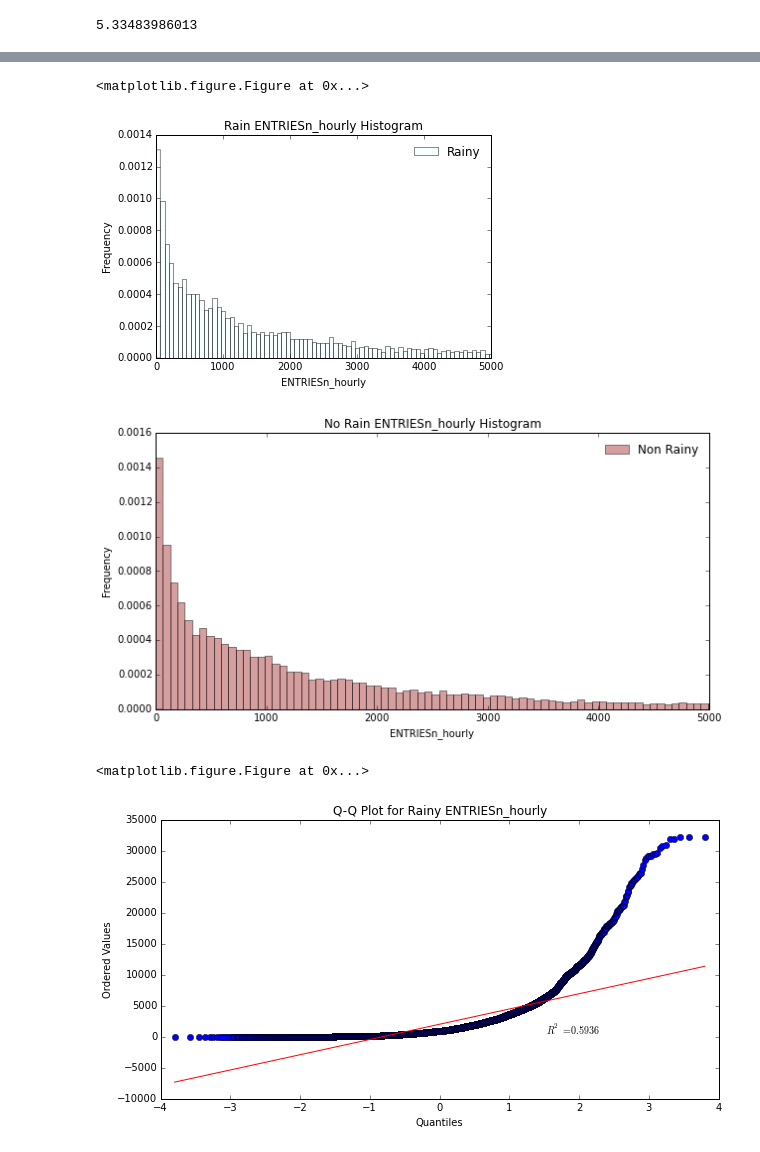
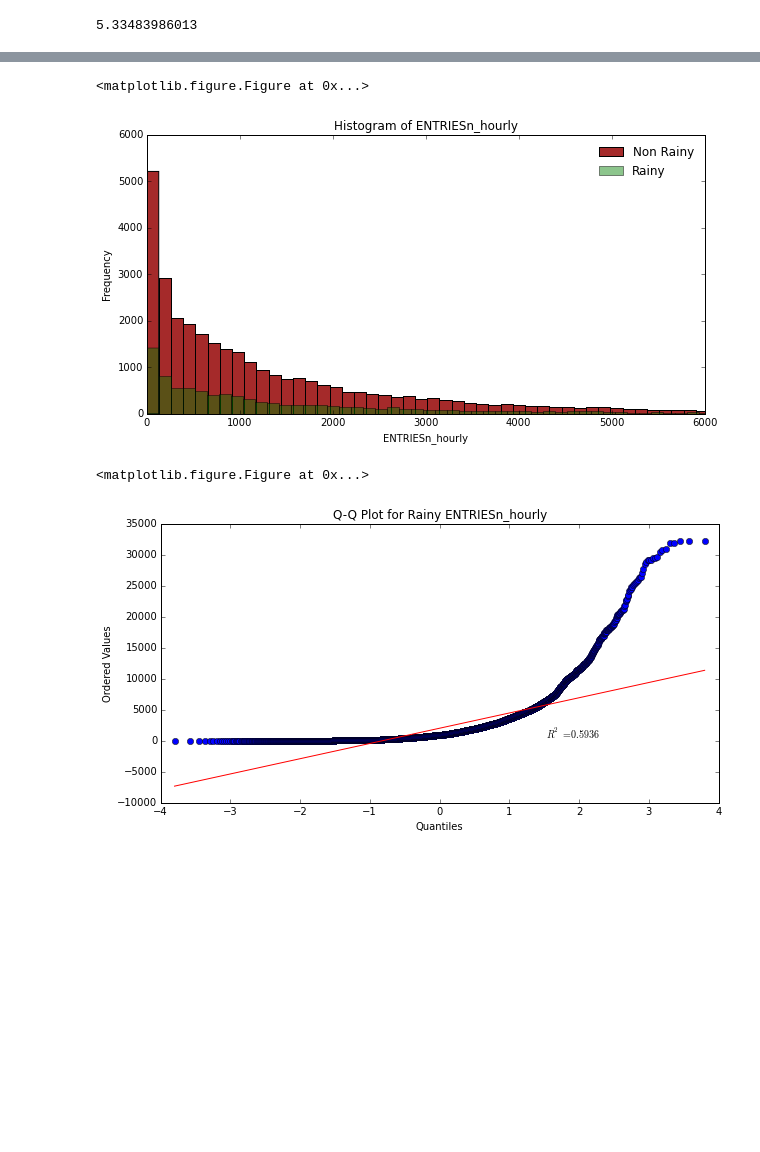
Before and after one commit to craignicholson/P2-1, a Jupyter notebook: Data_Analyst_ND_Project2.ipynb, the cells around one changed output, grey strips where cells are left out. Cells and saved outputs as stored; diff of their text form; code cells hidden in the pictures; blank space fills up the shorter version.

```diff
--- a/Data_Analyst_ND_Project2.ipynb
+++ b/Data_Analyst_ND_Project2.ipynb
@@ -272,29 +293,19 @@ Name: ENTRIESn_hourly, dtype: float64
 # %%
-# Histogram - These plots have the same shape - but does this mean they are normally distributed or just
-# normally distributed together as a group/pair
-plt.hist(rain['ENTRIESn_hourly'], bins=500, normed=True, alpha=0.45, label='Rainy',color='azure')
-plt.title('Rain ENTRIESn_hourly Histogram')
+# Histogram - These plots have the same shape - and they are not normally distributed
+
+#df['ENTRIESn_hourly'].hist(by=df['rain'], figsize=(10, 10), bins=10,alpha=0.5 label='Craig')
+plt.hist(norain['ENTRIESn_hourly'], bins=250, label='Non Rainy',color='brown')
+plt.hist(rain['ENTRIESn_hourly'], bins=250, alpha=0.45, label='Rainy',color='green')
+plt.title(r'Histogram of ENTRIESn_hourly')
 plt.xlabel('ENTRIESn_hourly')
 plt.ylabel('Frequency')
 plt.legend(loc='best', frameon=False)
 # resize to show the distribution of the data
-plt.axis(xmin=0, xmax=5000)
+plt.axis(xmin=0, xmax=6000)
 plt.figure(figsize(10,5))
-
-
-#df['ENTRIESn_hourly'].hist(by=df['rain'], figsize=(10, 10), bins=10,alpha=0.5 label='Craig')
-plt.hist(norain['ENTRIESn_hourly'], bins=500, normed=True, alpha=0.45, label='Non Rainy',color='brown')
-plt.title('No Rain ENTRIESn_hourly Histogram')
-plt.xlabel('ENTRIESn_hourly')
-plt.ylabel('Frequency')
-plt.legend(loc='best', frameon=False)
-# resize to show the distribution of the data
-plt.axis(xmin=0, xmax=5000)
-plt.figure(figsize(10,5))
 # %% [output]
 <matplotlib.figure.Figure at 0x...>
-[figure, old version]
+[figure, new version]
-[figure, removed]
 <matplotlib.figure.Figure at 0x...>
 # %%
 # Q-Q plot to test for normal distribution
```
Also changed, not shown: parts of 31 cells of this notebook.
